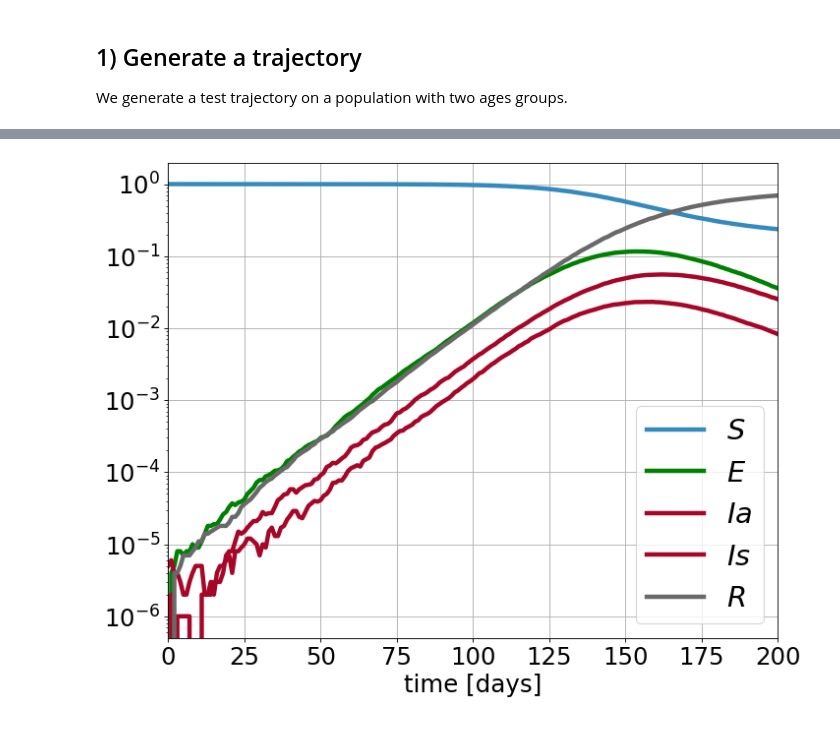
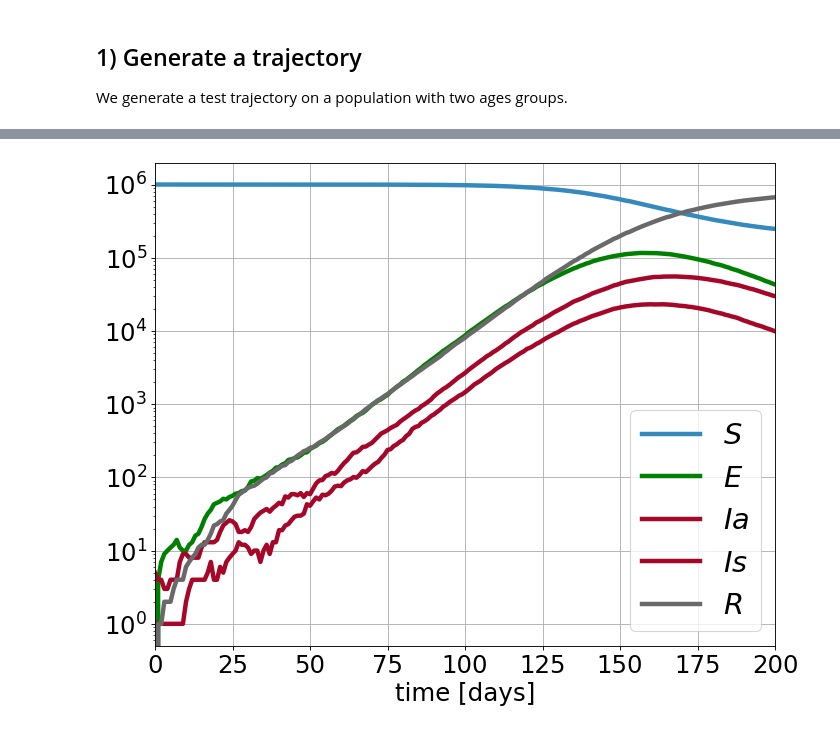
Before and after one commit to rajeshrinet/pyross, a Jupyter notebook: examples/inference/ex06_inference_latent_SEIR.ipynb, the cells around one changed output, grey strips where cells are left out. Drawn from its saved outputs; the diff is of its cells as text; code cells hidden in the pictures.

```diff
--- a/examples/inference/ex06_inference_latent_SEIR.ipynb
+++ b/examples/inference/ex06_inference_latent_SEIR.ipynb
@@ -100,23 +100,23 @@ plt.show()
 # %%
 # plot the data and obtain the epidemic curve for one age group
 S  = np.sum(data_array[:,0:M], axis=1)
 E  = np.sum(data_array[:,M:2*M], axis=1)
 Ia = np.sum(data_array[:,2*M:3*M], axis=1)
 Is = np.sum(data_array[:,3*M:4*M], axis=1)
 R=N-S-Ia-Is-E
 t  = data['t']
 
 fig = plt.figure(num=None, figsize=(10, 8), dpi=80, facecolor='w', edgecolor='k')
 plt.rcParams.update({'font.size': 22})
-plt.semilogy(t, S/N, '-', color="#348ABD", label='$S$', lw=4)
-plt.semilogy(t, E/N, '-', color="green", label='$E$', lw=4)
-plt.semilogy(t, Ia/N, '-', color='#A60628', label='$Ia$', lw=4)
-plt.semilogy(t, Is/N, '-', color='#A60628', label='$Is$', lw=4)
-plt.semilogy(t, R/N, '-', color="dimgrey", label='$R$', lw=4)
+plt.semilogy(t, S, '-', color="#348ABD", label='$S$', lw=4)
+plt.semilogy(t, E, '-', color="green", label='$E$', lw=4)
+plt.semilogy(t, Ia, '-', color='#A60628', label='$Ia$', lw=4)
+plt.semilogy(t, Is, '-', color='#A60628', label='$Is$', lw=4)
+plt.semilogy(t, R, '-', color="dimgrey", label='$R$', lw=4)
 
 plt.legend(fontsize=26); plt.grid()
 plt.autoscale(enable=True, axis='x', tight=True)
 plt.xlabel("time [days]")
 plt.show()
 # %% [output]
-[figure, old version]
+[figure, new version]
```
Also changed, not shown: parts of 10 cells of this notebook, 6 other files.
